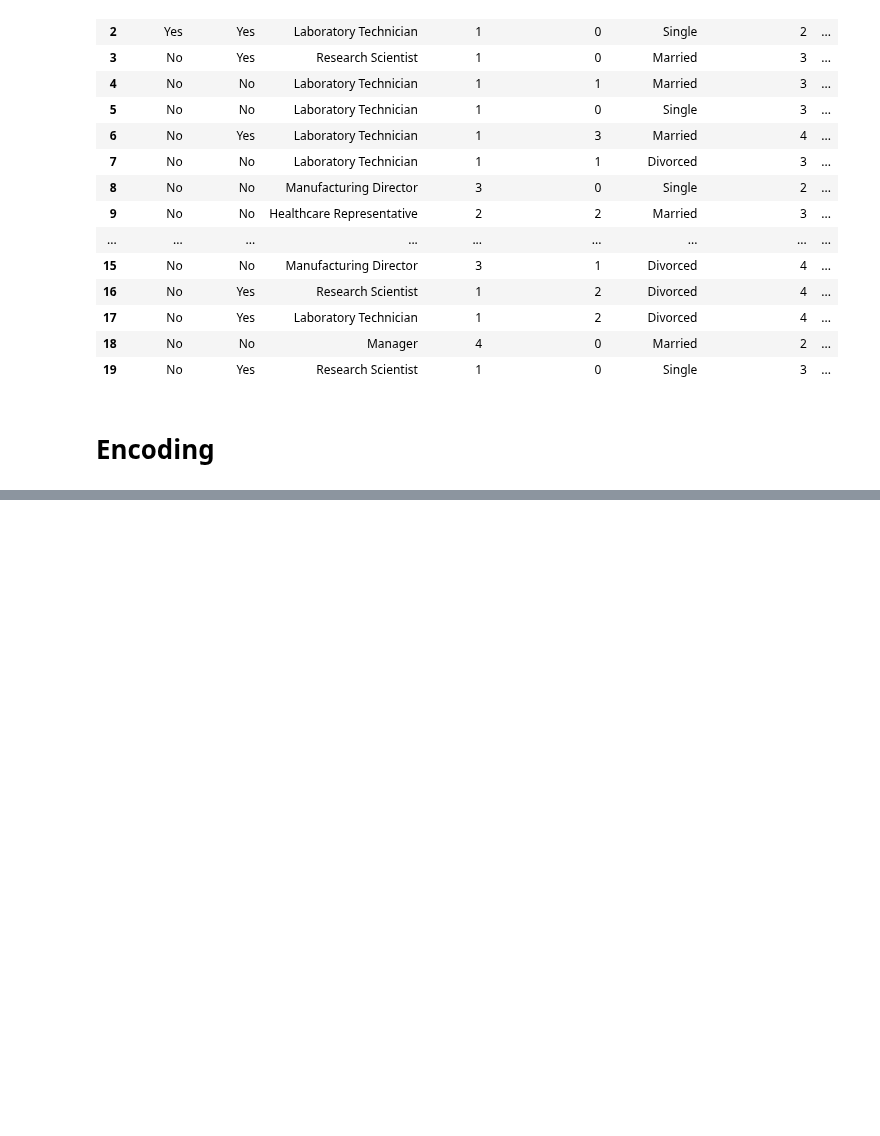
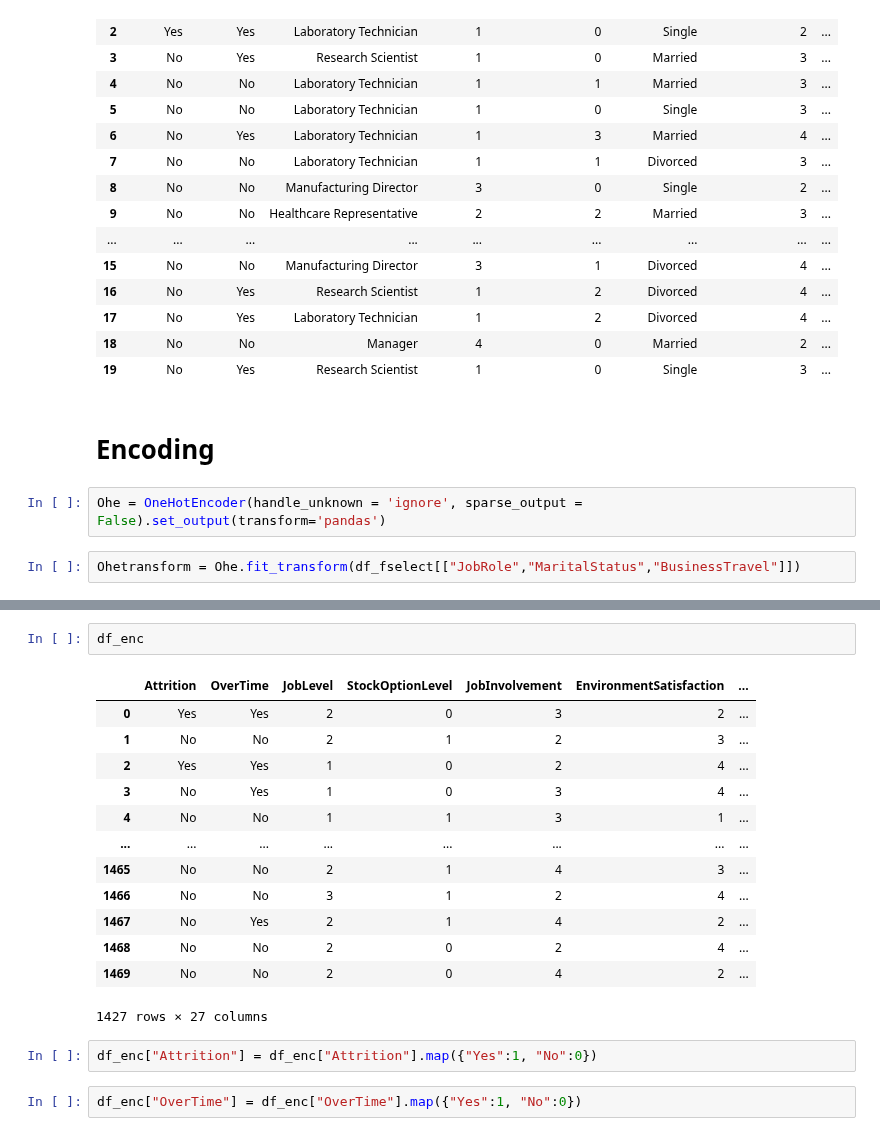
Before and after one commit to Technocolabs100/Employee-Attrition-Analysis-and-Turnover-Predictions, a Jupyter notebook: Attrition Notebook/Attrition_prediction.ipynb, the cells around one changed output, grey strips where cells are left out. Saved outputs shown, nothing was run; the diff lists cells and outputs as text; blank space fills up the shorter version.

```diff
--- a/Attrition Notebook/Attrition_prediction.ipynb
+++ b/Attrition Notebook/Attrition_prediction.ipynb
@@ -405,3 +413,7 @@ df_fselect.head(20)
 | 19 | No | Yes | Research Scientist | 1 | 0 | Single | 3 | ... |
 # %% [markdown]
 # Encoding
+# %%
+Ohe = OneHotEncoder(handle_unknown = 'ignore', sparse_output = False).set_output(transform='pandas')
+# %%
+Ohetransform = Ohe.fit_transform(df_fselect[["JobRole","MaritalStatus","BusinessTravel"]])
@@ -407,0 +472,20 @@ df_fselect.head(20)
+# %%
+df_enc
+# %% [output]
+|  | Attrition | OverTime | JobLevel | StockOptionLevel | JobInvolvement | EnvironmentSatisfaction | ... |
+| 0 | Yes | Yes | 2 | 0 | 3 | 2 | ... |
+| 1 | No | No | 2 | 1 | 2 | 3 | ... |
+| 2 | Yes | Yes | 1 | 0 | 2 | 4 | ... |
+| 3 | No | Yes | 1 | 0 | 3 | 4 | ... |
+| 4 | No | No | 1 | 1 | 3 | 1 | ... |
+| ... | ... | ... | ... | ... | ... | ... | ... |
+| 1465 | No | No | 2 | 1 | 4 | 3 | ... |
+| 1466 | No | No | 3 | 1 | 2 | 4 | ... |
+| 1467 | No | Yes | 2 | 1 | 4 | 2 | ... |
+| 1468 | No | No | 2 | 0 | 2 | 4 | ... |
+| 1469 | No | No | 2 | 0 | 4 | 2 | ... |
+1427 rows × 27 columns
+# %%
+df_enc["Attrition"] = df_enc["Attrition"].map({"Yes":1, "No":0})
+# %%
+df_enc["OverTime"] = df_enc["OverTime"].map({"Yes":1, "No":0})
```
Also changed, not shown: parts of 38 cells of this notebook.
